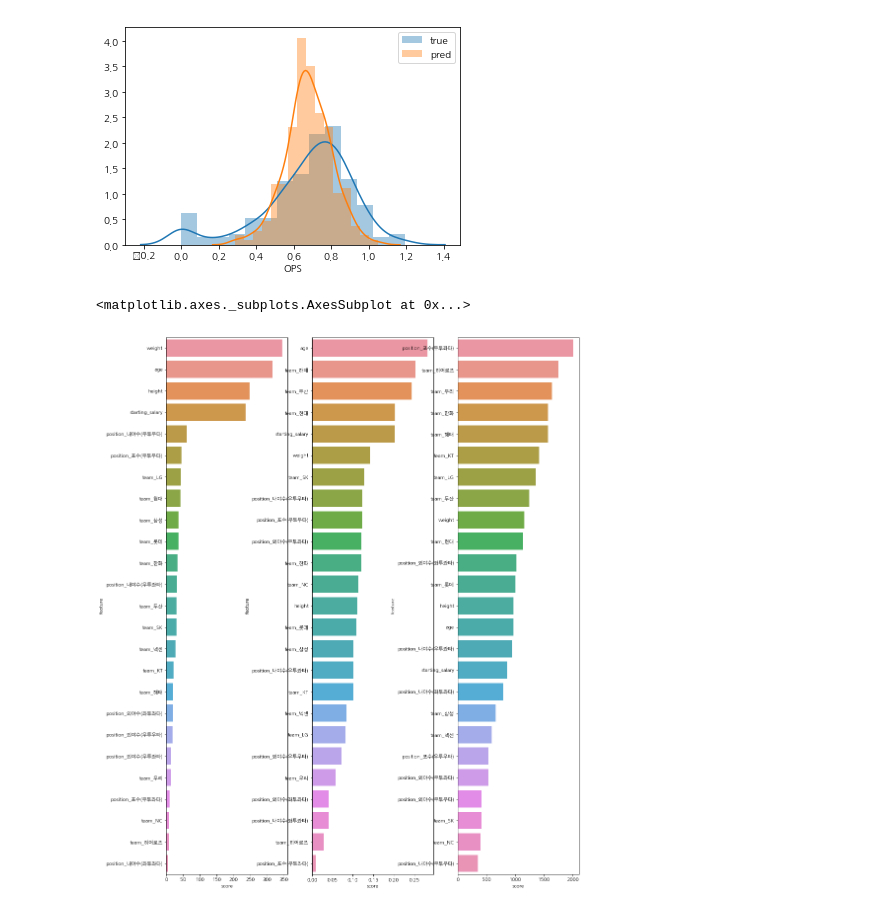
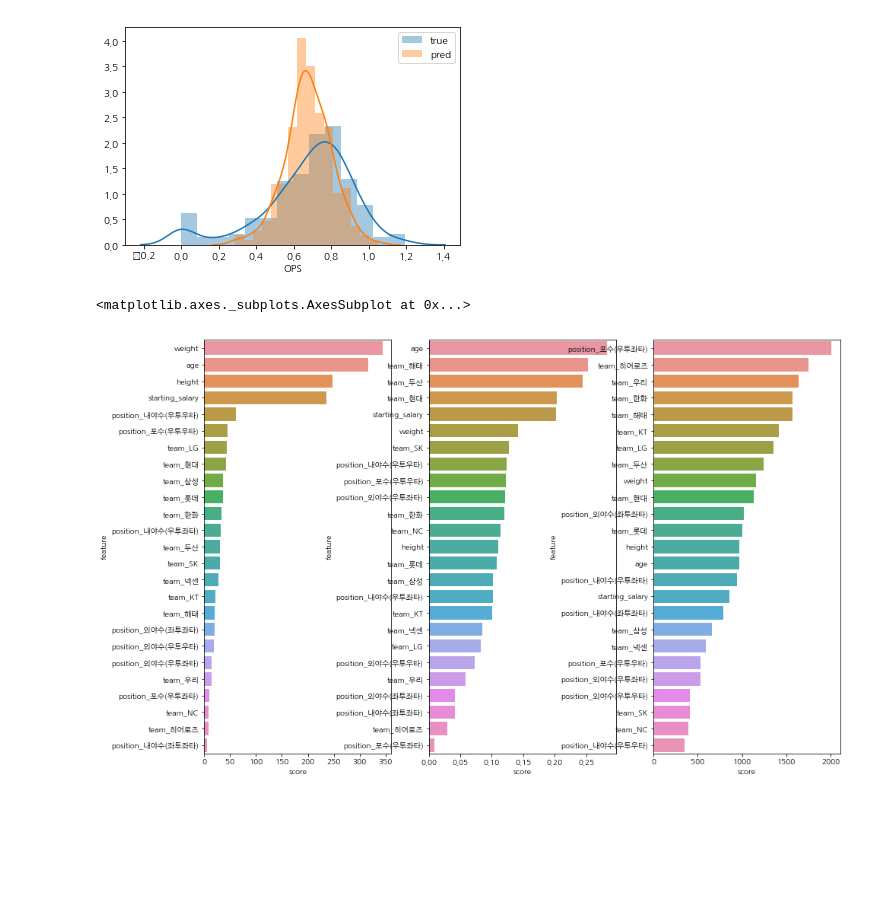
Before and after one commit to TooTouch/Dacon, a Jupyter notebook: ipynb/Baseline.ipynb, the cells around one changed output. Cells and saved outputs as stored; diff of their text form; code cells hidden in the pictures; blank space fills up the shorter version.

```diff
--- a/ipynb/Baseline.ipynb
+++ b/ipynb/Baseline.ipynb
@@ -4,7 +4,9 @@
 # %%
 import pandas as pd
 import seaborn as sns
+
 import matplotlib.pyplot as plt
+plt.rc('font', family='NanumGothic')
 # %%
 def dummy_feature(df, variables):
     dummies = pd.DataFrame()
@@ -134,7 +136,7 @@ params = {
 }
 model = xgb.XGBRegressor(**params)
 # %%
-model.fit(x_train, y_train, eval_set=[(x_train, y_train), (x_valid, y_valid)], early_stopping_rounds=100, verbose=1)
+model.fit(x_train, y_train, eval_set=[(x_train, y_train), (x_valid, y_valid)], early_stopping_rounds=100, verbose=50)
 # %% [output]
 [0]     validation_0-rmse:0.298089      validation_1-rmse:0.279797
 Multiple eval metrics have been passed: 'validation_1-rmse' will be used for early stopping.
@@ -182,10 +178,10 @@ weight_score_df = pd.DataFrame({'feature':list(weight_score.keys()), 'score':lis
 gain_score_df = pd.DataFrame({'feature':list(gain_score.keys()), 'score':list(gain_score.values())})
 cover_score_df = pd.DataFrame({'feature':list(cover_score.keys()), 'score':list(cover_score.values())})
 # %%
-f, ax = plt.subplots(1,3, figsize=(15,20))
+f, ax = plt.subplots(1,3, figsize=(15,10))
 sns.barplot(x='score', y='feature', data=weight_score_df.sort_values(by='score', ascending=False), ax=ax[0])
 sns.barplot(x='score', y='feature', data=gain_score_df.sort_values(by='score', ascending=False), ax=ax[1])
 sns.barplot(x='score', y='feature', data=cover_score_df.sort_values(by='score', ascending=False), ax=ax[2])
 # %% [output]
 <matplotlib.axes._subplots.AxesSubplot at 0x...>
-[figure, old version]
+[figure, new version]
```
Also changed, not shown: parts of 2 cells of this notebook, 2 other files.
